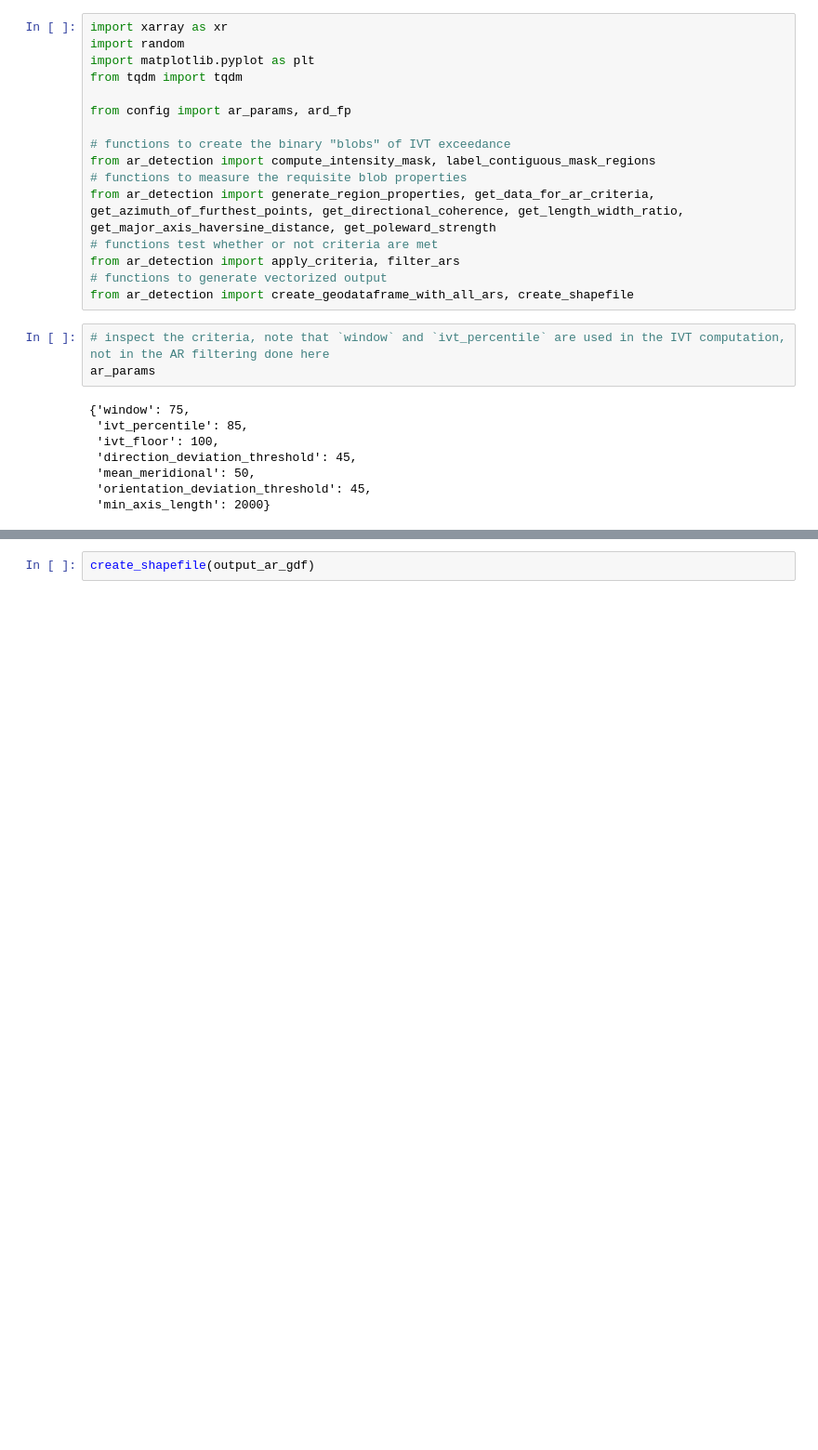
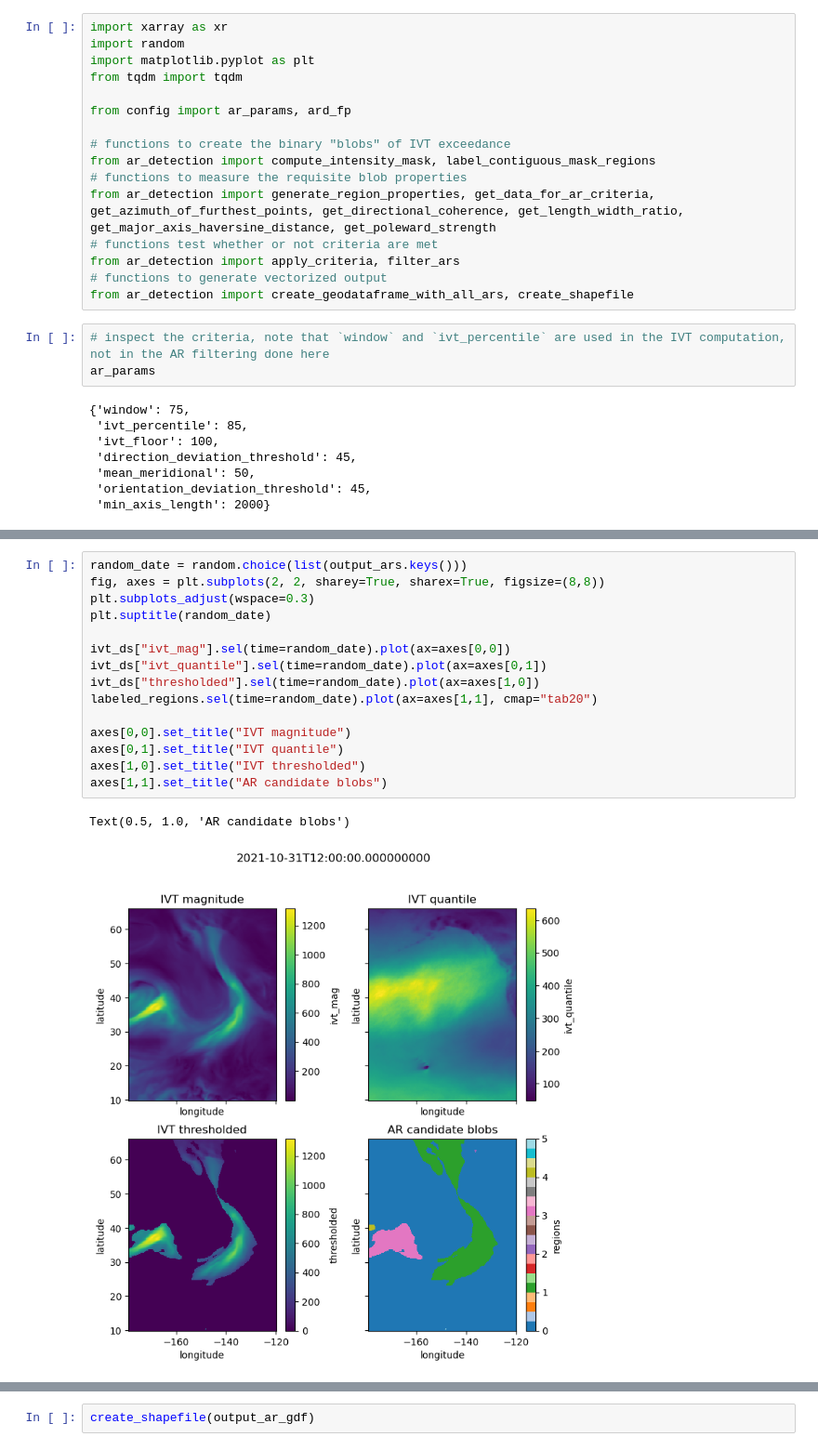
Before and after one commit to ua-snap/ar_avalanche, a Jupyter notebook: AR_detection.ipynb, the cells around one changed output, grey strips where cells are left out. Shown at 93% size. Cells and saved outputs as stored; diff of their text form; blank space fills up the shorter version.

```diff
--- a/AR_detection.ipynb
+++ b/AR_detection.ipynb
@@ -94,3 +94,21 @@ Wall time: 17.7 ms
+# %%
+random_date = random.choice(list(output_ars.keys()))
+fig, axes = plt.subplots(2, 2, sharey=True, sharex=True, figsize=(8,8))
+plt.subplots_adjust(wspace=0.3)
+plt.suptitle(random_date)
+
+ivt_ds["ivt_mag"].sel(time=random_date).plot(ax=axes[0,0])
+ivt_ds["ivt_quantile"].sel(time=random_date).plot(ax=axes[0,1])
+ivt_ds["thresholded"].sel(time=random_date).plot(ax=axes[1,0])
+labeled_regions.sel(time=random_date).plot(ax=axes[1,1], cmap="tab20")
+
+axes[0,0].set_title("IVT magnitude")
+axes[0,1].set_title("IVT quantile")
+axes[1,0].set_title("IVT thresholded")
+axes[1,1].set_title("AR candidate blobs")
+# %% [output]
+Text(0.5, 1.0, 'AR candidate blobs')
+[figure, new version]
 # %%
 %%time
 # this may be a good target for dask
```
Also changed, not shown: parts of 10 cells of this notebook.
